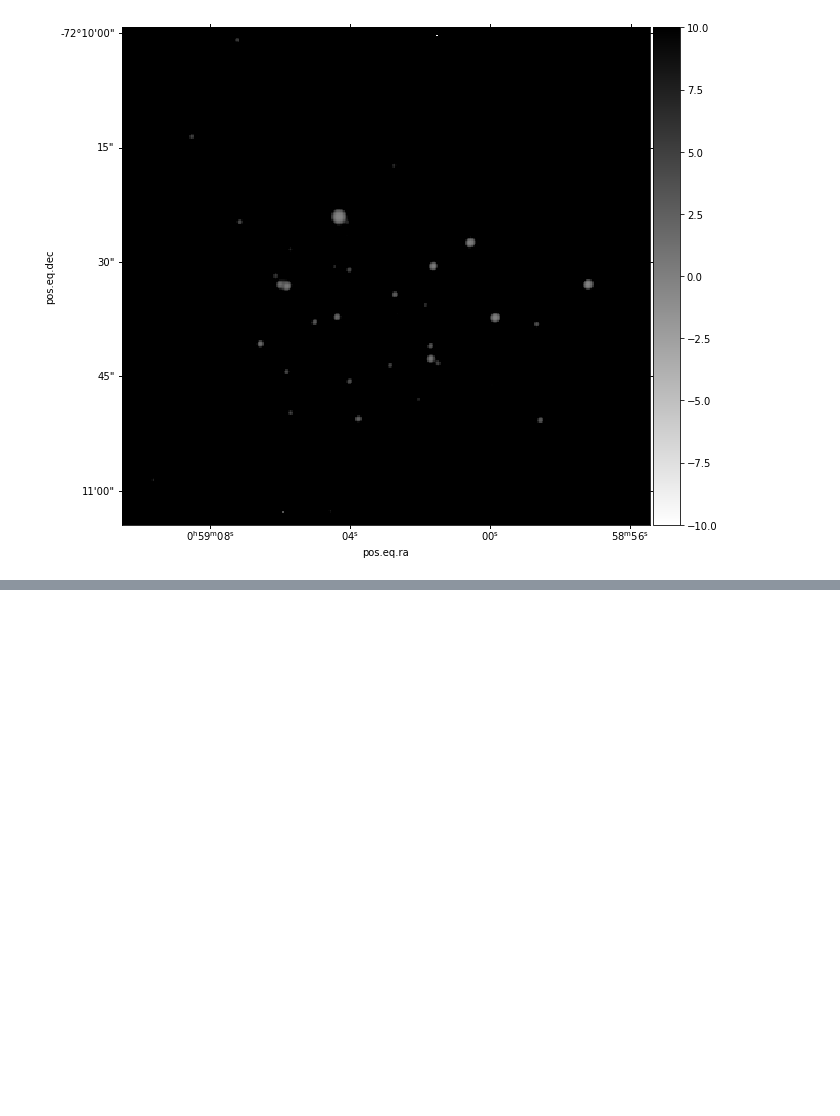
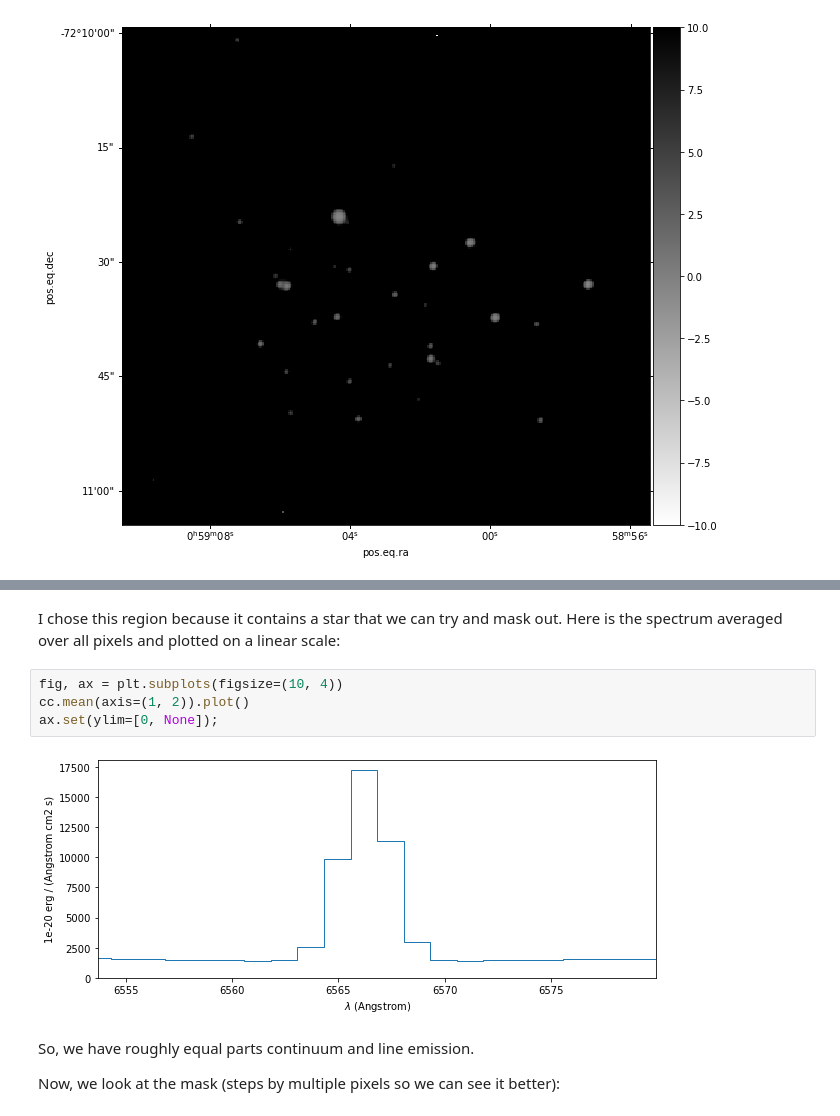
Before and after one commit to will-henney/muse-hii-regions, a Jupyter notebook: notebooks/01-extract-subregions.ipynb, the cells around one changed output, grey strips where cells are left out. Drawn from its saved outputs; the diff is of its cells as text; blank space fills up the shorter version.

```diff
--- a/notebooks/01-extract-subregions.ipynb
+++ b/notebooks/01-extract-subregions.ipynb
@@ -149,0 +176,12 @@ IndexError: index 326 is out of bounds for axis 1 with size 326
+# %% [markdown]
+I chose this region because it contains a star that we can try and mask out.  Here is the spectrum averaged over all pixels and plotted on a linear scale:
+# %%
+fig, ax = plt.subplots(figsize=(10, 4))
+cc.mean(axis=(1, 2)).plot()
+ax.set(ylim=[0, None]);
+# %% [output]
+[figure, added]
+# %% [markdown]
+So, we have roughly equal parts continuum and line emission.
+
+Now, we look at the mask (steps by multiple pixels so we can see it better):
```
Also changed, not shown: parts of 80 cells of this notebook, 2 other files.
